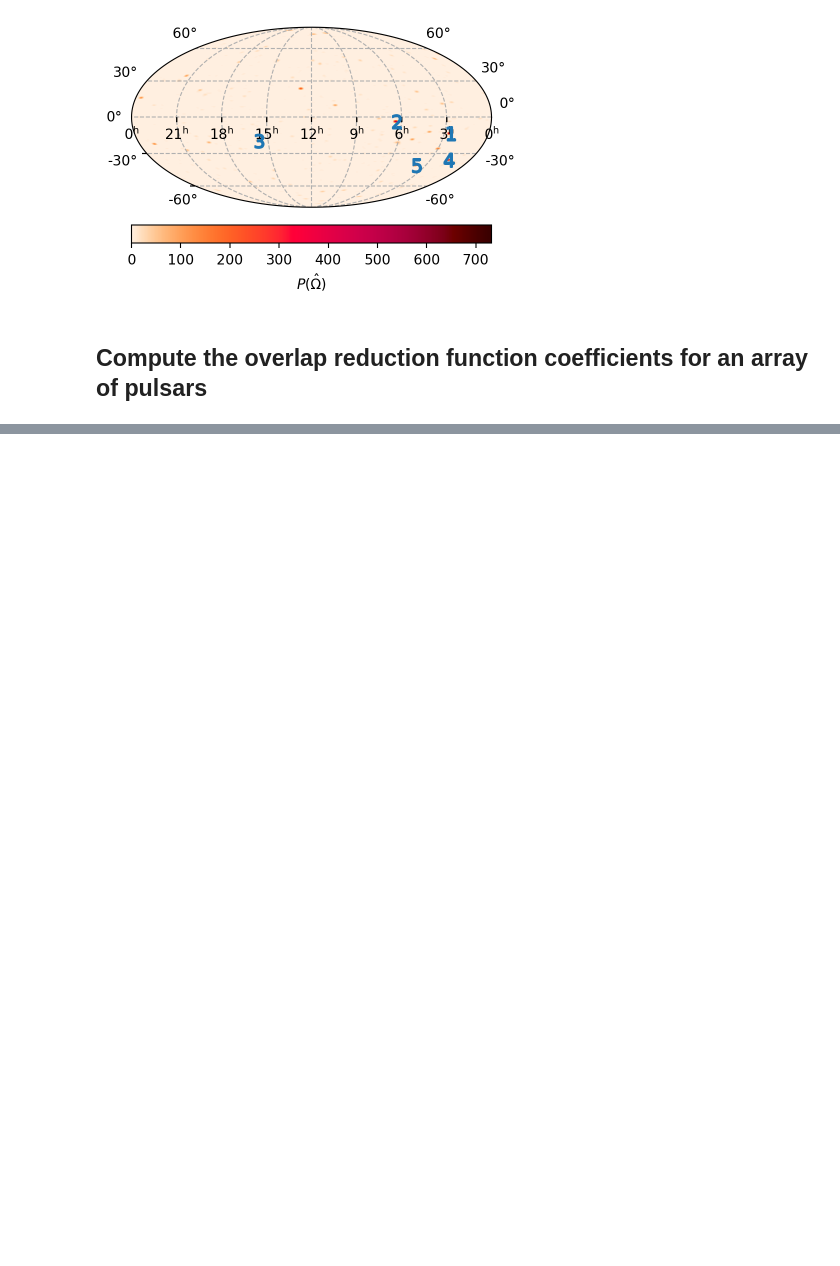
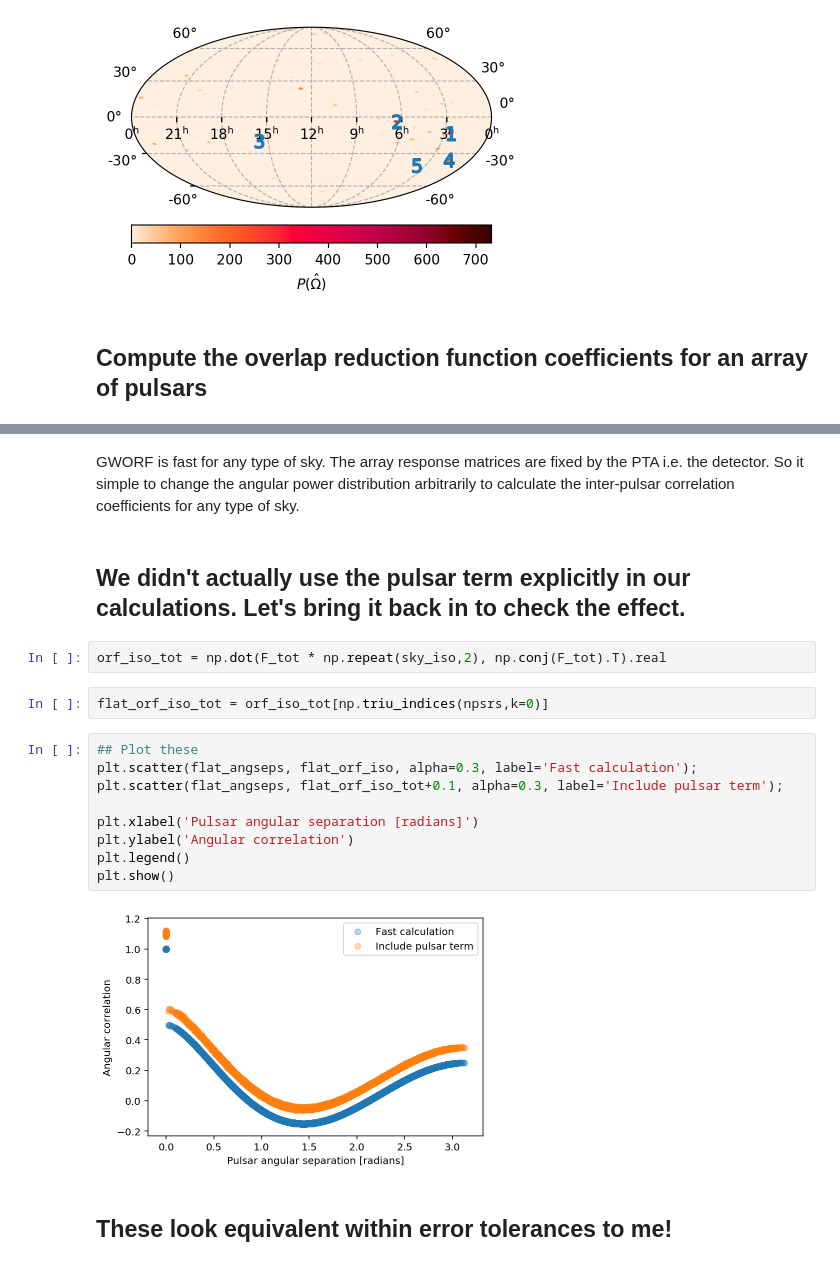
Before and after one commit to stevertaylor/gworf, a Jupyter notebook: demo/demo.ipynb, the cells around one changed output, grey strips where cells are left out. Cells and saved outputs as stored; diff of their text form; blank space fills up the shorter version.

```diff
--- a/demo/demo.ipynb
+++ b/demo/demo.ipynb
@@ -119,0 +143,21 @@ orf_realpop = orf_offdiag(sky_realpop, F_e)
+# %% [markdown]
+GWORF is fast for any type of sky. The array response matrices are fixed by the PTA i.e. the detector. So it simple to change the angular power distribution arbitrarily to calculate the inter-pulsar correlation coefficients for any type of sky.
+# %% [markdown]
+## We didn't actually use the pulsar term explicitly in our calculations. Let's bring it back in to check the effect.
+# %%
+orf_iso_tot = np.dot(F_tot * np.repeat(sky_iso,2), np.conj(F_tot).T).real
+# %%
+flat_orf_iso_tot = orf_iso_tot[np.triu_indices(npsrs,k=0)]
+# %%
+## Plot these
+plt.scatter(flat_angseps, flat_orf_iso, alpha=0.3, label='Fast calculation');
+plt.scatter(flat_angseps, flat_orf_iso_tot+0.1, alpha=0.3, label='Include pulsar term');
+
+plt.xlabel('Pulsar angular separation [radians]')
+plt.ylabel('Angular correlation')
+plt.legend()
+plt.show()
+# %% [output]
+[figure, added]
+# %% [markdown]
+## These look equivalent within error tolerances to me!
```
Also changed, not shown: parts of 14 cells of this notebook.
